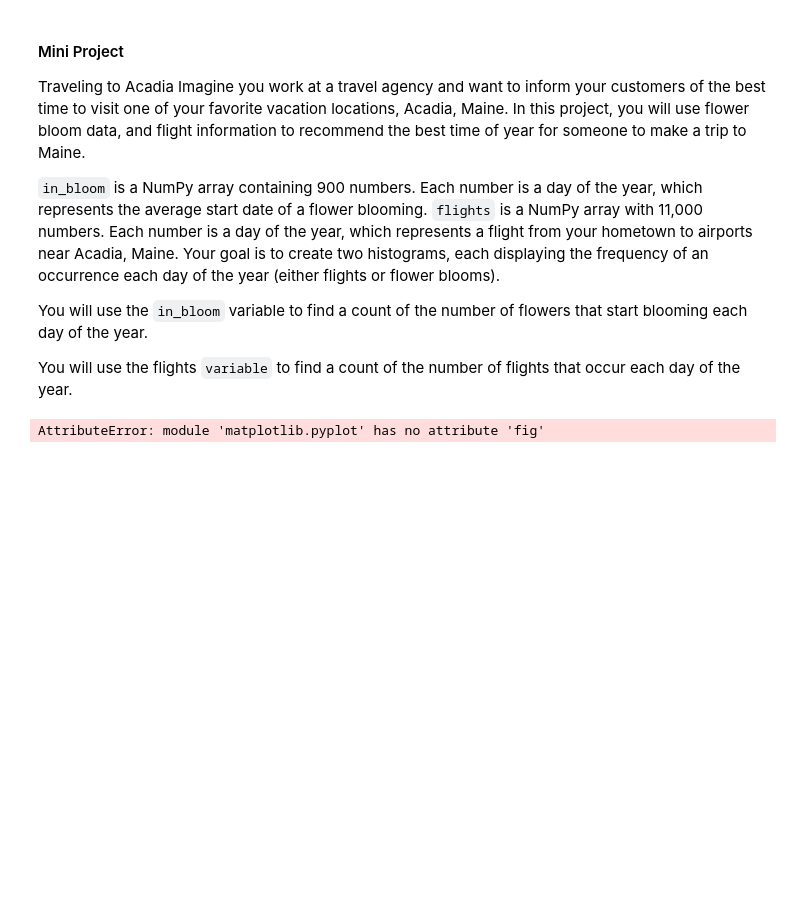
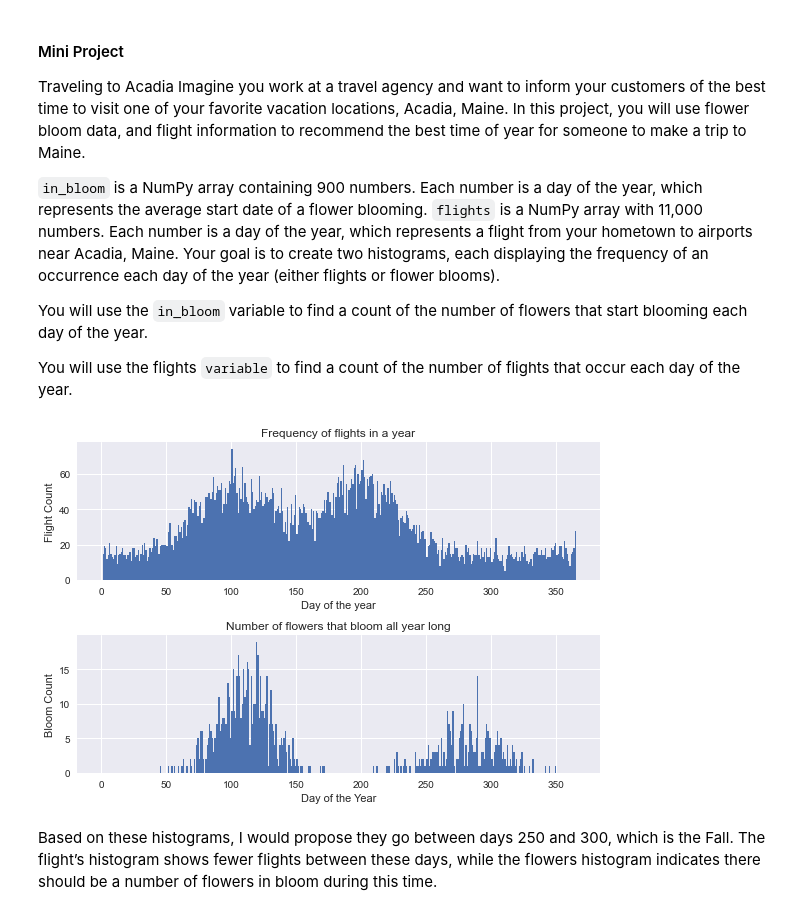
Before and after one commit to joeelorm/Data_Science, a Jupyter notebook: Distributions.ipynb, the cells around one changed output. Saved outputs shown, nothing was run; the diff lists cells and outputs as text; code cells hidden in the pictures; blank space fills up the shorter version.

```diff
--- a/Distributions.ipynb
+++ b/Distributions.ipynb
@@ -236,20 +236,22 @@ flights = np.loadtxt(open("../Datasets/flights.csv"), delimiter=",")
 # %%
 # Plot the histograms
 plt.style.use('seaborn')
-plt.fig(1)
+plt.figure(1)
 plt.subplot(211)
 plt.hist(flights, range = (0, 365), bins = 365)
 plt.title('Frequency of flights in a year')
 plt.xlabel('Day of the year')
 plt.ylabel('Flight Count')
 
 plt.subplot(212)
 plt.hist(in_bloom, range = (0, 365), bins = 365)
 plt.title('Number of flowers that bloom all year long')
 plt.xlabel('Day of the Year')
 plt.ylabel('Bloom Count')
 plt.tight_layout()
 
 plt.show()
 # %% [output]
-AttributeError: module 'matplotlib.pyplot' has no attribute 'fig'
+[figure, added]
+# %% [markdown]
+Based on these histograms, I would propose they go between days 250 and 300, which is the Fall. The flight’s histogram shows fewer flights between these days, while the flowers histogram indicates there should be a number of flowers in bloom during this time.
```
